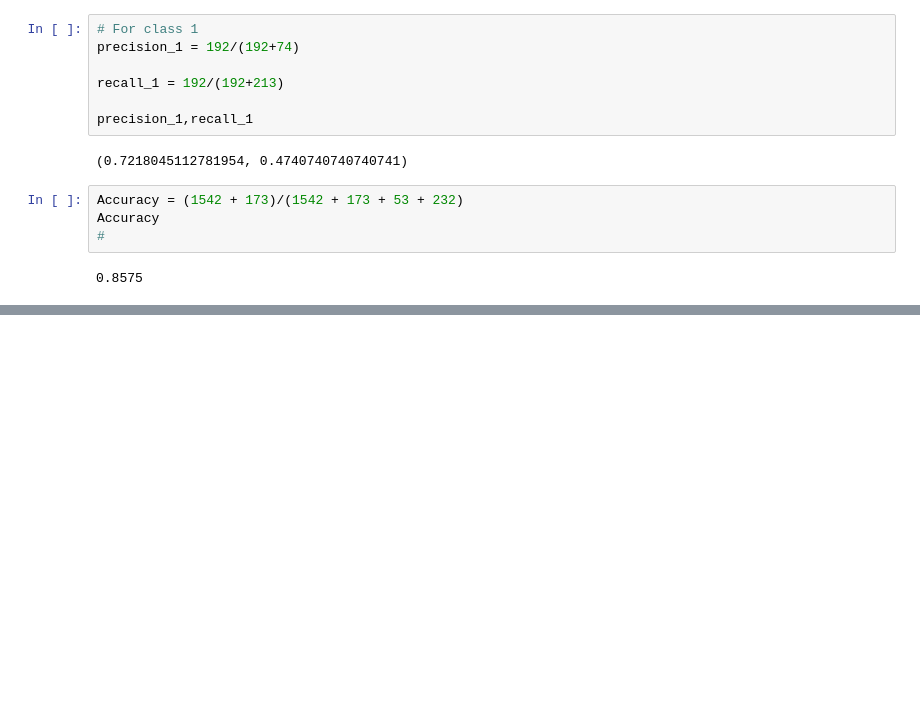
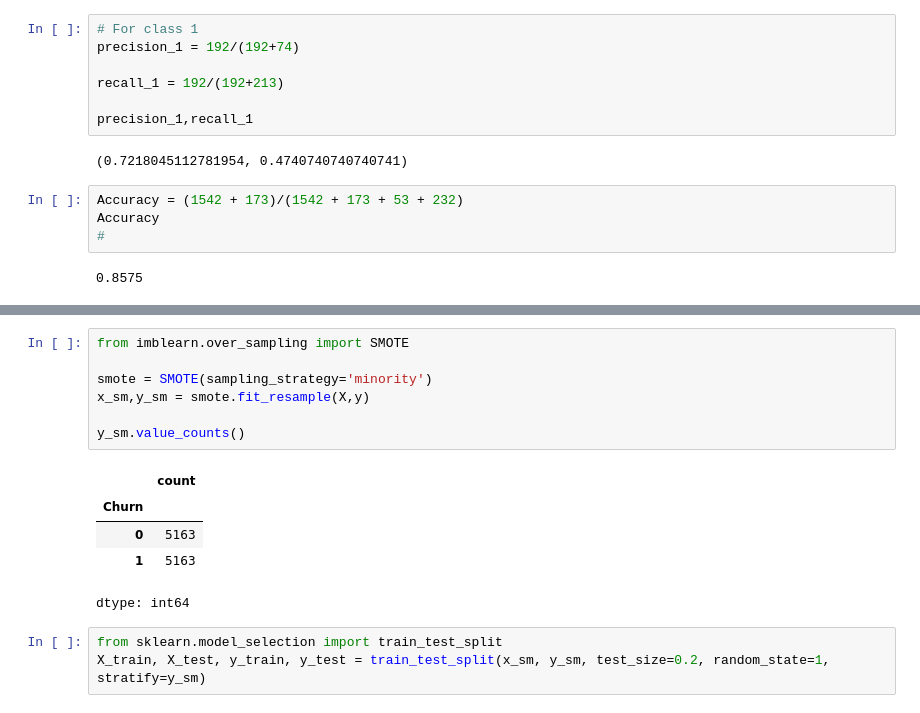
Before and after one commit to harshit-538/ML-DL, a Jupyter notebook: 5_customer_churn_prediction.ipynb, the cells around one changed output, grey strips where cells are left out. Cells and saved outputs as stored; diff of their text form; blank space fills up the shorter version.

```diff
--- a/5_customer_churn_prediction.ipynb
+++ b/5_customer_churn_prediction.ipynb
@@ -781,0 +940,16 @@ Accuracy
+# %%
+from imblearn.over_sampling import SMOTE
+
+smote = SMOTE(sampling_strategy='minority')
+x_sm,y_sm = smote.fit_resample(X,y)
+
+y_sm.value_counts()
+# %% [output]
+|  | count |
+| Churn |  |
+| 0 | 5163 |
+| 1 | 5163 |
+dtype: int64
+# %%
+from sklearn.model_selection import train_test_split
+X_train, X_test, y_train, y_test = train_test_split(x_sm, y_sm, test_size=0.2, random_state=1, stratify=y_sm)
```
Also changed, not shown: parts of 43 cells of this notebook.
